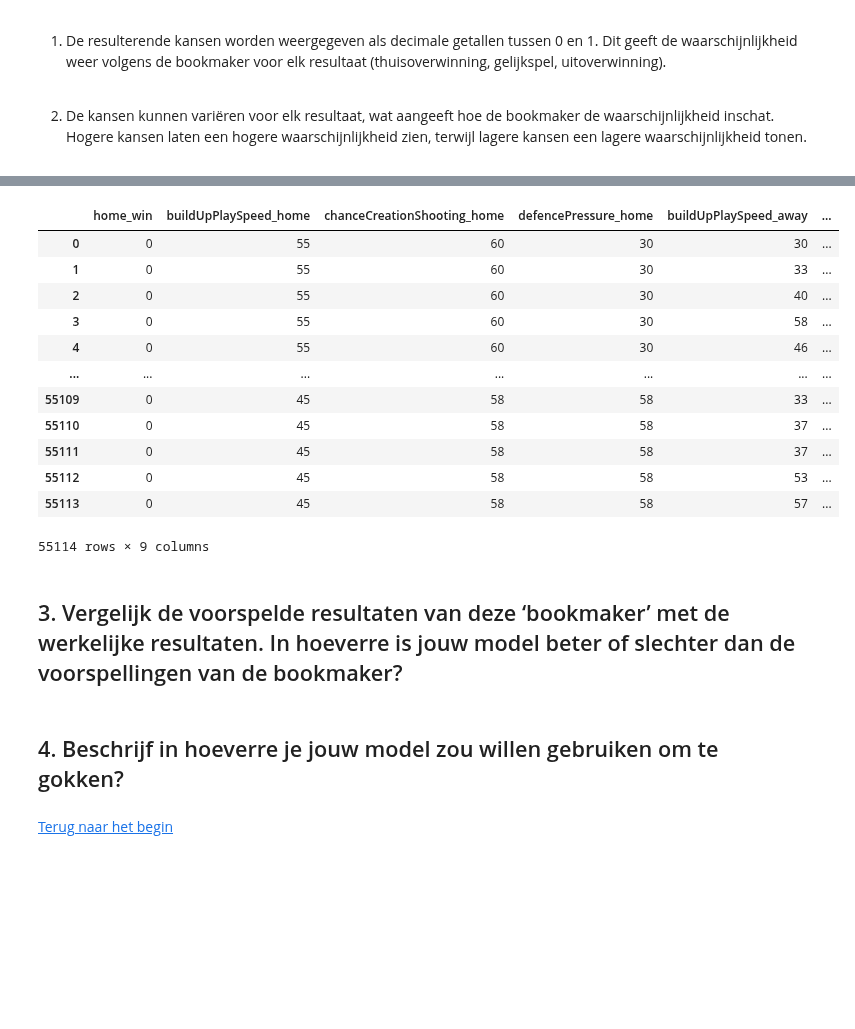
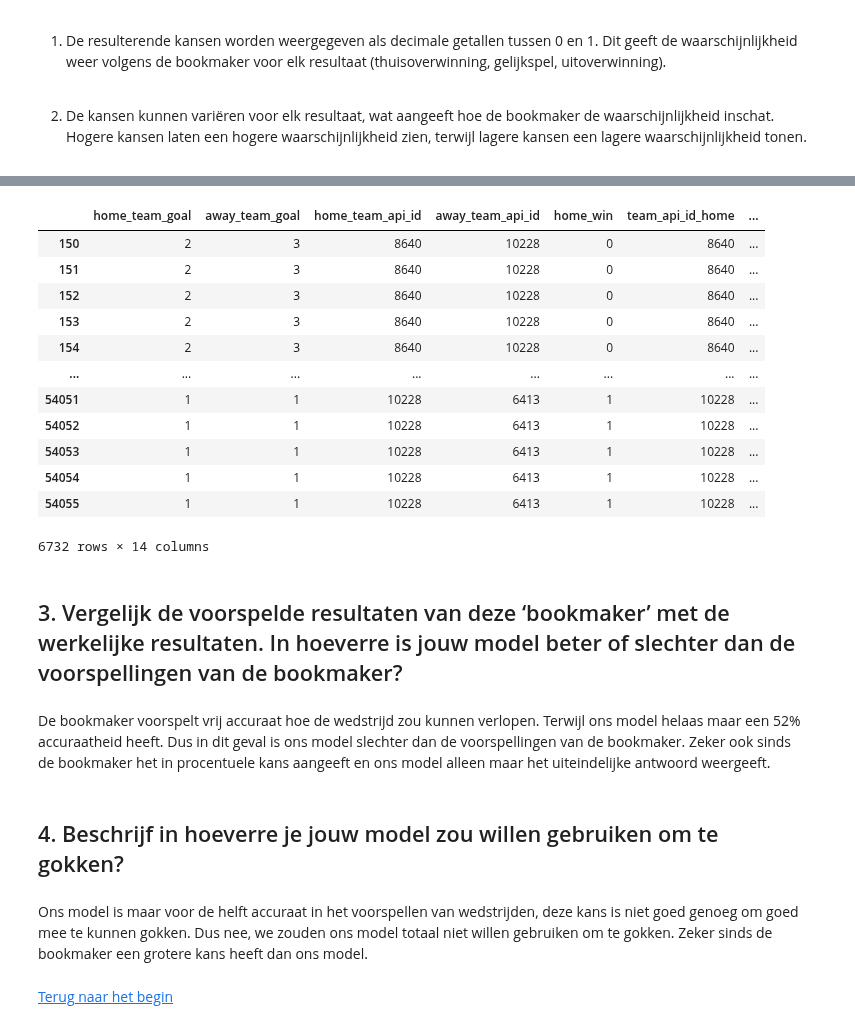
Before and after one commit to BartJeninga/2BDatalab, a Jupyter notebook: DataLab II Main v4.0.ipynb, the cells around one changed output, grey strips where cells are left out. Cells and saved outputs as stored; diff of their text form; code cells hidden in the pictures; blank space fills up the shorter version.

```diff
--- a/DataLab II Main v4.0.ipynb
+++ b/DataLab II Main v4.0.ipynb
@@ -1395,6 +1388,9 @@ df_match = een dataframe waarin de bookmaker odds zijn opgenomen, met kolomnamen
 # %%
 def prob_odds(odds, home_team_api_id, away_team_api_id):
-    filtered_odds = odds[(df_match['home_team_api_id'] == home_team_api_id) | (df_match['away_team_api_id'] == away_team_api_id)]
+    filtered_odds = odds[
+        (df_match['home_team_api_id'] == home_team_api_id)
+        | (df_match['away_team_api_id'] == away_team_api_id)
+    ]
     probabilities = 1 / filtered_odds
     return probabilities
 
@@ -1402,7 +1398,9 @@ home_team_api_id = 10228
 away_team_api_id = 10228
 bookmaker_odds = df_match[['B365H', 'B365D', 'B365A']]
 
-probabilities = prob_odds(bookmaker_odds, home_team_api_id, away_team_api_id)
+probabilities = prob_odds(
+    bookmaker_odds, home_team_api_id, away_team_api_id
+)
 
 display(probabilities)
 # %% [output]
@@ -1466,25 +1431,36 @@ def odds_to_probabilities(odds):
 bookmaker_odds = df_match[['B365H', 'B365D', 'B365A']]
 probabilities = odds_to_probabilities(bookmaker_odds)
 # %%
-df_neew['voorspelde_resultaat'] = probabilities.idxmax(axis=1).map({'B365H': 'win', 'B365D': 'draw', 'B365A': 'lose'})
-display(df_neew)
+df_new['voorspelde_resultaat_B365'] = probabilities.idxmax(axis=1).map(
+    {'B365H': 'win', 'B365D': 'draw', 'B365A': 'lose'}
+)
+
+
+df_SCH_pred = df_new[(df_new['home_team_api_id'] == 10228)
+
+                     | (df_new['away_team_api_id'] == 10228)]
+display(df_SCH_pred)
 # %% [output]
-|  | home_win | buildUpPlaySpeed_home | chanceCreationShooting_home | defencePressure_home | buildUpPlaySpeed_away | ... |
-| 0 | 0 | 55 | 60 | 30 | 30 | ... |
-| 1 | 0 | 55 | 60 | 30 | 33 | ... |
-| 2 | 0 | 55 | 60 | 30 | 40 | ... |
-| 3 | 0 | 55 | 60 | 30 | 58 | ... |
-| 4 | 0 | 55 | 60 | 30 | 46 | ... |
-| ... | ... | ... | ... | ... | ... | ... |
-| 55109 | 0 | 45 | 58 | 58 | 33 | ... |
-| 55110 | 0 | 45 | 58 | 58 | 37 | ... |
-| 55111 | 0 | 45 | 58 | 58 | 37 | ... |
-| 55112 | 0 | 45 | 58 | 58 | 53 | ... |
-| 55113 | 0 | 45 | 58 | 58 | 57 | ... |
+|  | home_team_goal | away_team_goal | home_team_api_id | away_team_api_id | home_win | team_api_id_home | ... |
+| 150 | 2 | 3 | 8640 | 10228 | 0 | 8640 | ... |
+| 151 | 2 | 3 | 8640 | 10228 | 0 | 8640 | ... |
+| 152 | 2 | 3 | 8640 | 10228 | 0 | 8640 | ... |
+| 153 | 2 | 3 | 8640 | 10228 | 0 | 8640 | ... |
+| 154 | 2 | 3 | 8640 | 10228 | 0 | 8640 | ... |
+| ... | ... | ... | ... | ... | ... | ... | ... |
+| 54051 | 1 | 1 | 10228 | 6413 | 1 | 10228 | ... |
+| 54052 | 1 | 1 | 10228 | 6413 | 1 | 10228 | ... |
+| 54053 | 1 | 1 | 10228 | 6413 | 1 | 10228 | ... |
+| 54054 | 1 | 1 | 10228 | 6413 | 1 | 10228 | ... |
+| 54055 | 1 | 1 | 10228 | 6413 | 1 | 10228 | ... |
-55114 rows × 9 columns
+6732 rows × 14 columns
 # %% [markdown]
-## 3. Vergelijk de voorspelde resultaten van deze ‘bookmaker’ met de werkelijke resultaten. In hoeverre is jouw model beter of slechter dan de voorspellingen van de bookmaker?
+## 3. Vergelijk de voorspelde resultaten van deze ‘bookmaker’ met de werkelijke resultaten. In hoeverre is jouw model beter of slechter dan de voorspellingen van de bookmaker? <a name = 'vergelijken'> </a>
+# %% [markdown]
+De bookmaker voorspelt vrij accuraat hoe de wedstrijd zou kunnen verlopen. Terwijl ons model helaas maar een 52% accuraatheid heeft. Dus in dit geval is ons model slechter dan de voorspellingen van de bookmaker. Zeker ook sinds de bookmaker het in procentuele kans aangeeft en ons model alleen maar het uiteindelijke antwoord weergeeft.
 # %% [markdown]
-## 4. Beschrijf in hoeverre je jouw model zou willen gebruiken om te gokken?
+## 4. Beschrijf in hoeverre je jouw model zou willen gebruiken om te gokken? <a name = 'modelgebruik'> </a>
+# %% [markdown]
+Ons model is maar voor de helft accuraat in het voorspellen van wedstrijden, deze kans is niet goed genoeg om goed mee te kunnen gokken. Dus nee, we zouden ons model totaal niet willen gebruiken om te gokken. Zeker sinds de bookmaker een grotere kans heeft dan ons model.
 # %% [markdown]
 [Terug naar het begin](#jump)
```
Also changed, not shown: parts of 10 cells of this notebook.
